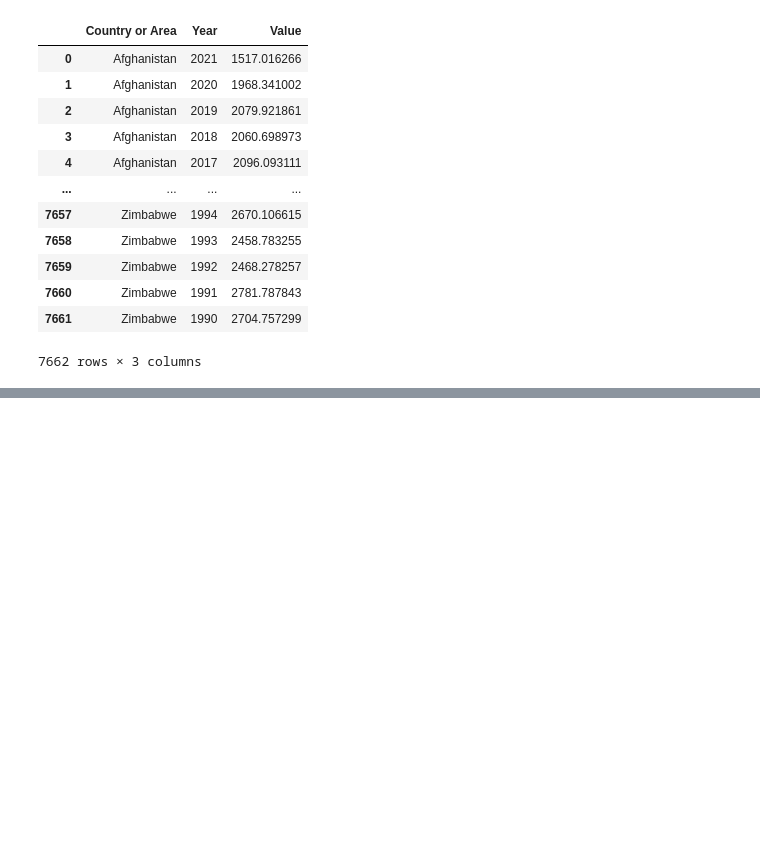
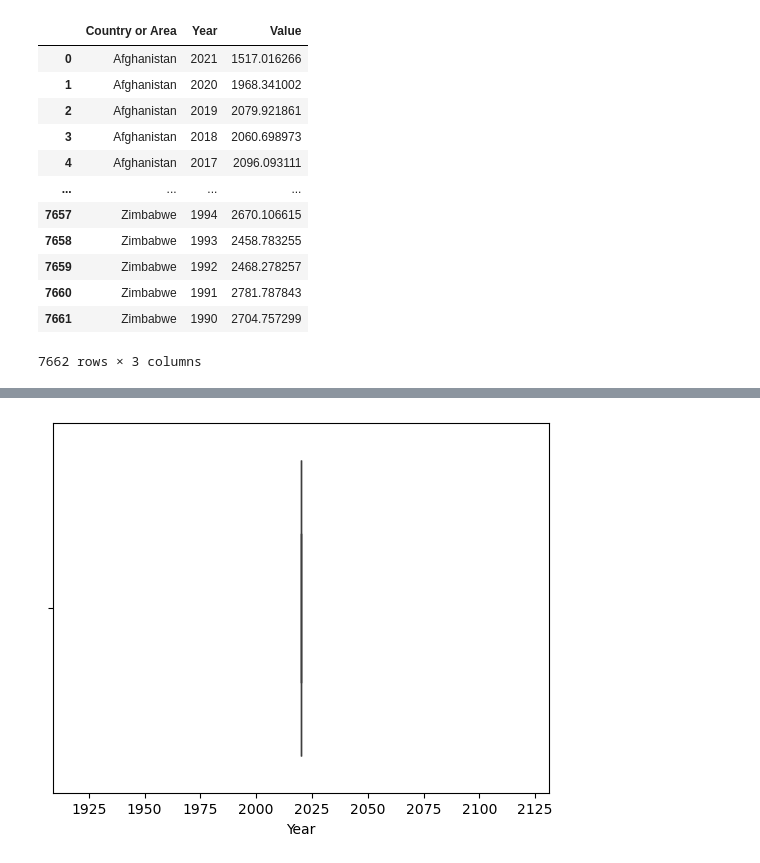
Before and after one commit to NSS-Full-Time-Data-Analytics-14/gdp-and-internet-usage-Hunter-Farrar, a Jupyter notebook: Notebook/gdp_and_internet_usage.ipynb, the cells around one changed output, grey strips where cells are left out. Cells and saved outputs as stored; diff of their text form; code cells hidden in the pictures; blank space fills up the shorter version.

```diff
--- a/Notebook/gdp_and_internet_usage.ipynb
+++ b/Notebook/gdp_and_internet_usage.ipynb
@@ -47,0 +82,4 @@ gdp_df_no_notes
+# %%
+sns.boxplot(data = gdp_df_year, x = 'Year');
+# %% [output]
+[figure, added]
```
Also changed, not shown: parts of 14 cells of this notebook.
